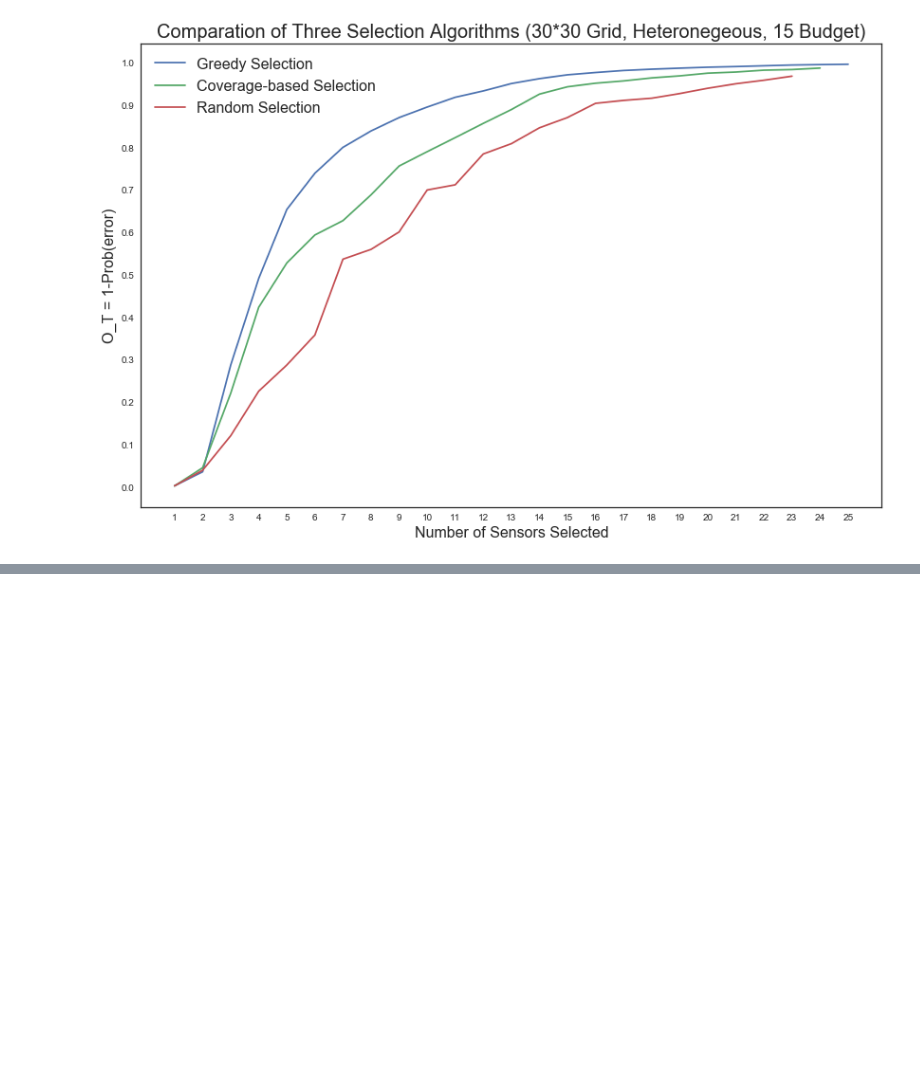
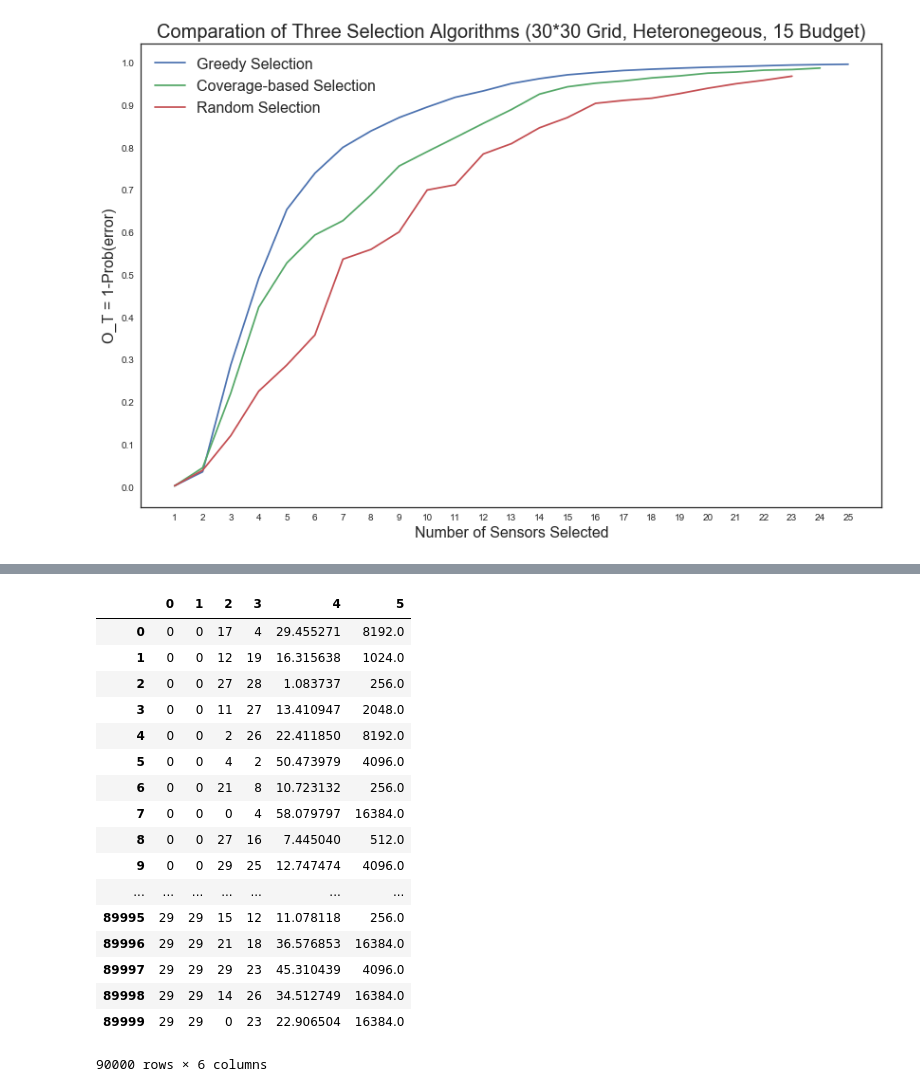
Before and after one commit to Wings-Lab/SelectSensor, a Jupyter notebook: testing.ipynb, the cells around one changed output, grey strips where cells are left out. Saved outputs shown, nothing was run; the diff lists cells and outputs as text; code cells hidden in the pictures; blank space fills up the shorter version.

```diff
--- a/testing.ipynb
+++ b/testing.ipynb
@@ -234,0 +365,23 @@ random.choice(max_distance)[0]
+# %%
+hetero = pd.read_csv('data2/hypothesis-heterogeneous', header=None, delimiter=' ')
+hetero[5] = hetero[5].astype(float)
+hetero
+# %% [output]
+|  | 0 | 1 | 2 | 3 | 4 | 5 |
+| 0 | 0 | 0 | 17 | 4 | 29.455271 | 8192.0 |
+| 1 | 0 | 0 | 12 | 19 | 16.315638 | 1024.0 |
+| 2 | 0 | 0 | 27 | 28 | 1.083737 | 256.0 |
+| 3 | 0 | 0 | 11 | 27 | 13.410947 | 2048.0 |
+| 4 | 0 | 0 | 2 | 26 | 22.411850 | 8192.0 |
+| 5 | 0 | 0 | 4 | 2 | 50.473979 | 4096.0 |
+| 6 | 0 | 0 | 21 | 8 | 10.723132 | 256.0 |
+| 7 | 0 | 0 | 0 | 4 | 58.079797 | 16384.0 |
+| 8 | 0 | 0 | 27 | 16 | 7.445040 | 512.0 |
+| 9 | 0 | 0 | 29 | 25 | 12.747474 | 4096.0 |
+| ... | ... | ... | ... | ... | ... | ... |
+| 89995 | 29 | 29 | 15 | 12 | 11.078118 | 256.0 |
+| 89996 | 29 | 29 | 21 | 18 | 36.576853 | 16384.0 |
+| 89997 | 29 | 29 | 29 | 23 | 45.310439 | 4096.0 |
+| 89998 | 29 | 29 | 14 | 26 | 34.512749 | 16384.0 |
+| 89999 | 29 | 29 | 0 | 23 | 22.906504 | 16384.0 |
+90000 rows × 6 columns
```
Also changed, not shown: parts of 22 cells of this notebook, 44 other files.
